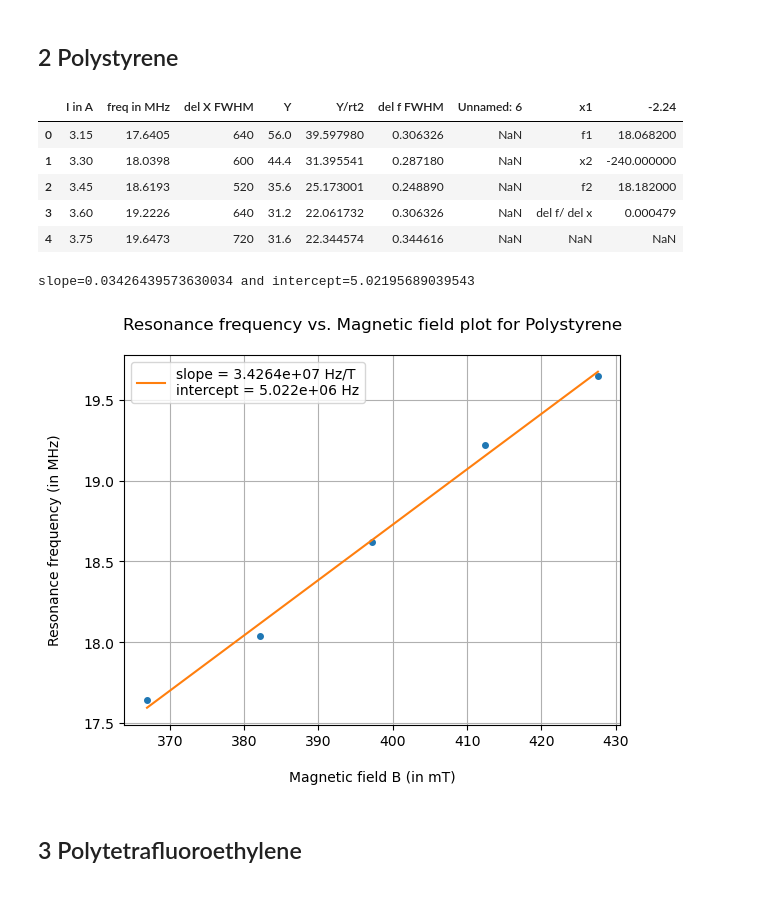
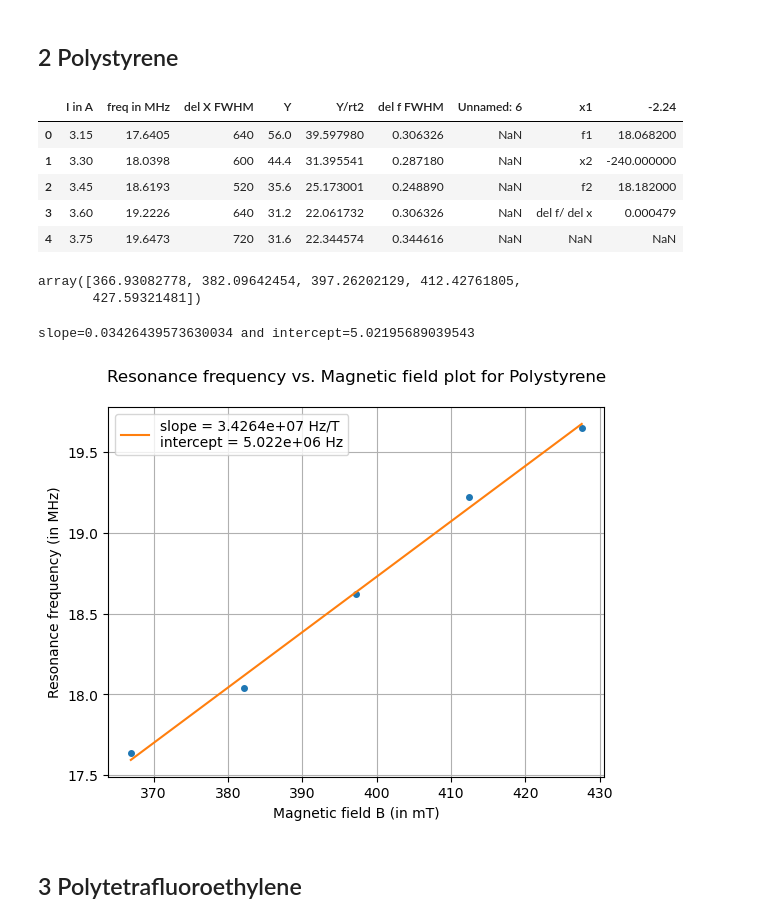
Before and after one commit to suman122003/SKP_IISc, a Jupyter notebook: PH_211_General_Physics_Lab/NMR/NMR_lin.ipynb, the cells around one changed output. Drawn from its saved outputs; the diff is of its cells as text; code cells hidden in the pictures.

```diff
--- a/PH_211_General_Physics_Lab/NMR/NMR_lin.ipynb
+++ b/PH_211_General_Physics_Lab/NMR/NMR_lin.ipynb
@@ -89,6 +92,7 @@ fvals = df1['freq in MHz'].to_numpy()
 delf2 = df1['del f FWHM'].to_numpy()
 Bvals = calfn(Ivals)
 xsub, ysub = Bvals, fvals
+display(xsub)
 # %% [output]
 |  | I in A | freq in MHz | del X FWHM | Y | Y/rt2 | del f FWHM | Unnamed: 6 | x1 | -2.24 |
 | 0 | 3.15 | 17.6405 | 640 | 56.0 | 39.597980 | 0.306326 | NaN | f1 | 18.068200 |
@@ -96,25 +100,27 @@ xsub, ysub = Bvals, fvals
 | 2 | 3.45 | 18.6193 | 520 | 35.6 | 25.173001 | 0.248890 | NaN | f2 | 18.182000 |
 | 3 | 3.60 | 19.2226 | 640 | 31.2 | 22.061732 | 0.306326 | NaN | del f/ del x | 0.000479 |
 | 4 | 3.75 | 19.6473 | 720 | 31.6 | 22.344574 | 0.344616 | NaN | NaN | NaN |
+array([366.93082778, 382.09642454, 397.26202129, 412.42761805,
+       427.59321481])
 # %%
 popt, pcov = curve_fit(linearfit, xsub, ysub, p0=[0.05, 2])
 xsubfit = np.linspace(xsub.min(), xsub.max(), 100)
 ysubfit = popt[0]*xsubfit + popt[1]
 print(f'slope={popt[0]} and intercept={popt[1]}')
 pl1, pl0 = popt[0]*1e9, popt[1]*1e6
 plt.plot(xsub, ysub, 'o', ms=4)
 plt.plot(xsubfit, ysubfit, label=
         f'slope = {pl1:.5} Hz/T\nintercept = {pl0:.5} Hz')
 plt.title('Resonance frequency vs. Magnetic field plot for Polystyrene\n')
-plt.xlabel('\nMagnetic field B (in mT)')
-plt.ylabel('Resonance frequency (in MHz)\n')
+plt.xlabel('Magnetic field B (in mT)')
+plt.ylabel('Resonance frequency (in MHz)')
 plt.legend(loc='best')
 plt.grid()
 plt.savefig('nmr_2', dpi=600)
 plt.show()
 # %% [output]
 slope=0.03426439573630034 and intercept=5.02195689039543
-[figure, old version]
+[figure, new version]
 # %% [markdown]
 ## 3 Polytetrafluoroethylene
 # %%
```
Also changed, not shown: parts of 7 cells of this notebook.
